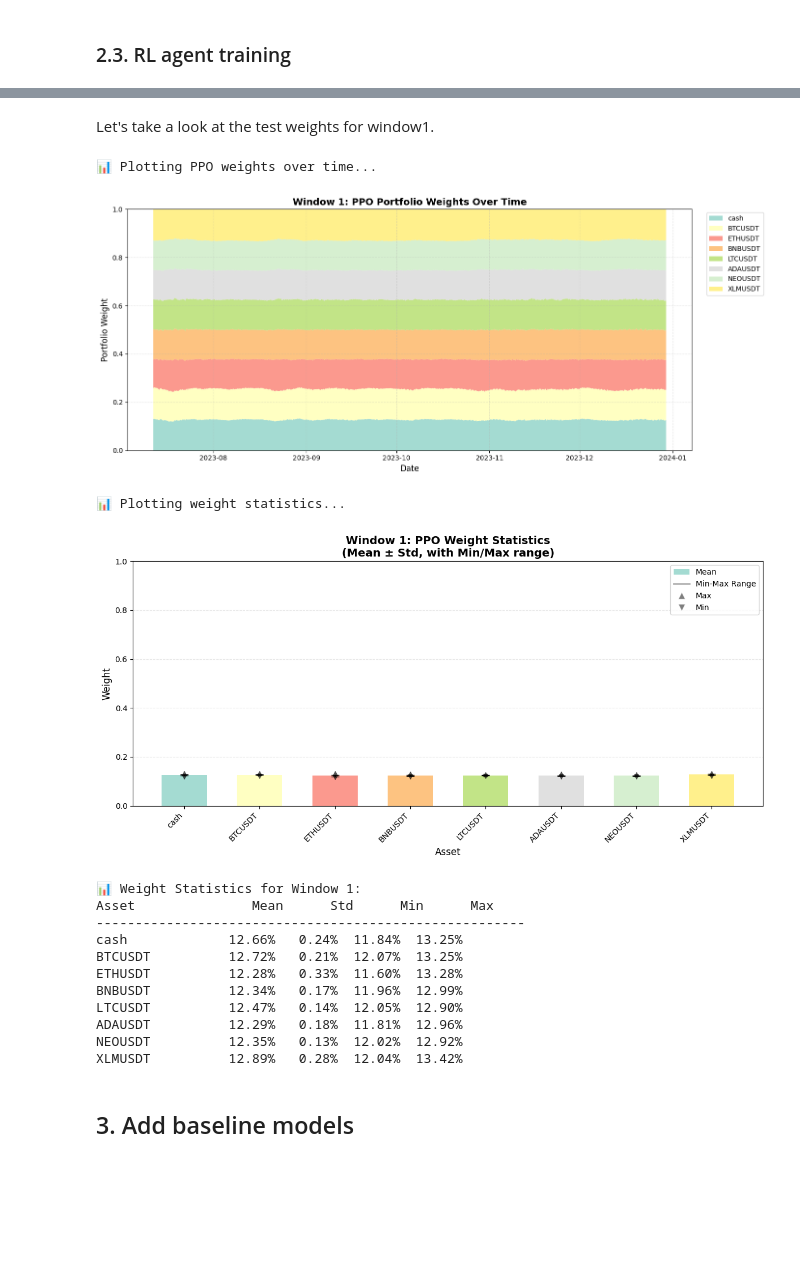
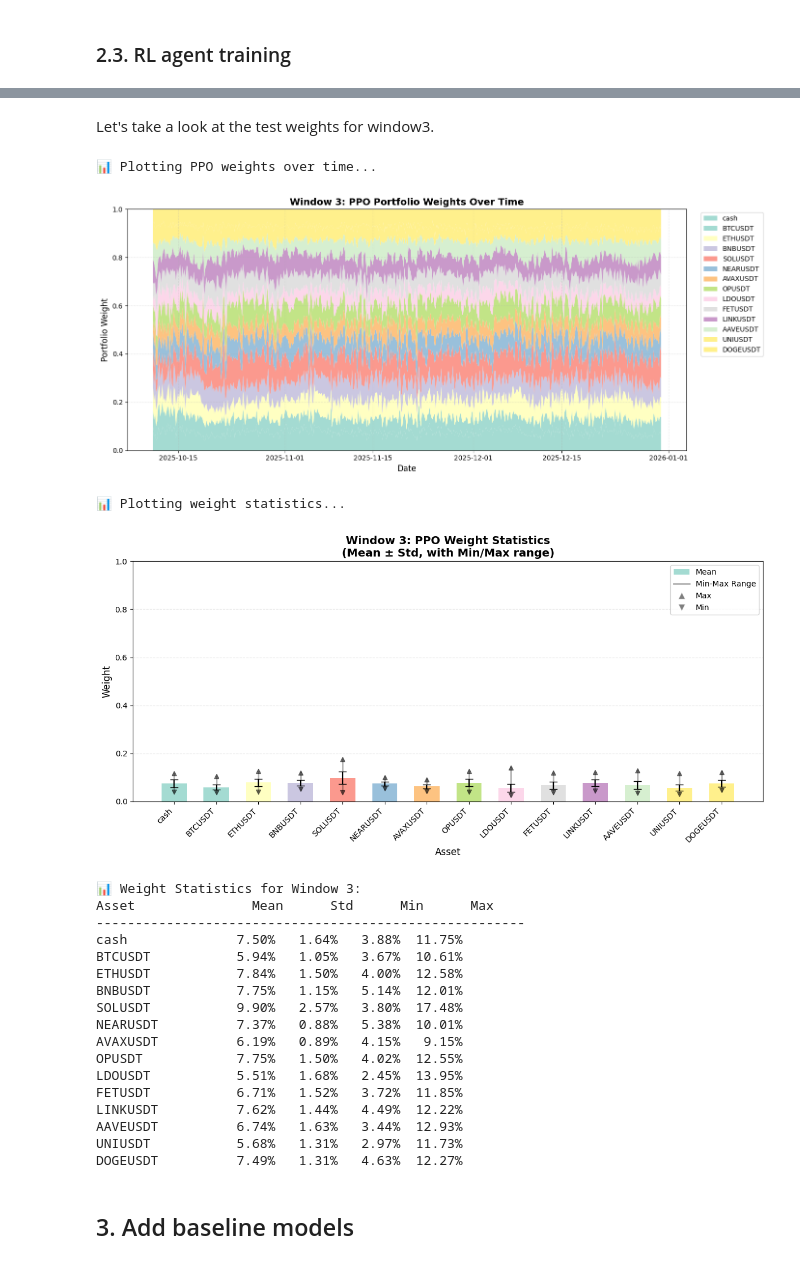
Before and after one commit to yeonjaej/drl-crypto-portfolio, a Jupyter notebook: notebooks/main_analysis.ipynb, the cells around one changed output, grey strips where cells are left out. Saved outputs shown, nothing was run; the diff lists cells and outputs as text; code cells hidden in the pictures; blank space fills up the shorter version.

```diff
--- a/notebooks/main_analysis.ipynb
+++ b/notebooks/main_analysis.ipynb
@@ -162,6 +221,6 @@ lookback_short = 20 # 20 x 4 h ~ 3.3 days, short lookback window for volativity
 lookbacks=(lookback_short, lookback_long)
 
 # generate_features from the price data, lookbacks,
-log_returns, vol_feats, prices, valid_idx = generate_features(price_df, lookbacks=lookbacks)
+log_returns, vol_feats, regime_feats, prices, valid_idx = generate_features(price_df, lookbacks=lookbacks)
 # %% [markdown]
 Let's look at the log returns for each assets
@@ -204,14 +260,2 @@ Window 5: Train 2021-12-29 to 2025-06-28, Test 2025-06-29 to 2025-12-27
 # %% [markdown]
 Check any invalid values from the price data
-# %%
-for i, (train_start, train_end, test_start, test_end) in enumerate(windows):
-    print(f"\n🔍 Window {i+1}: {train_start} to {test_end}")
-
-    # Extract full range (train + val + test)
-    window_df = price_df.loc[train_start:test_end]
-
-    # Check per asset
-    for symbol in price_df.columns:
-        num_nans = window_df[symbol].isna().sum()
-        if num_nans > 0:
-            print(f"⚠️ {symbol} has {num_nans} missing values in this window")
@@ -234,3 +267,18 @@ from stable_baselines3 import PPO
 from stable_baselines3.common.vec_env import SubprocVecEnv, VecNormalize, DummyVecEnv
 from stable_baselines3.common.monitor import Monitor
 from stable_baselines3.common.callbacks import EvalCallback, StopTrainingOnNoModelImprovement, CallbackList, BaseCallback
+# %%
+class SyncNormCallback(BaseCallback):
+    """
+    Custom callback to perfectly sync observation normalization stats
+    from the training env to the eval env.
+    """
+    def __init__(self, train_env, eval_env, verbose=0):
+        super().__init__(verbose)
+        self.train_env = train_env
+        self.eval_env = eval_env
+
+    def _on_step(self) -> bool:
+        # Sync the running mean and variance stats
+        self.eval_env.obs_rms = self.train_env.obs_rms
+        return True
@@ -236,0 +360,11 @@ from stable_baselines3.common.callbacks import EvalCallback, StopTrainingOnNoMod
+# %%
+# Helper function to slice data cleanly
+def slice_data(start_date, end_date):
+    start_i = valid_idx.searchsorted(start_date, side='left')
+    end_i   = valid_idx.searchsorted(end_date, side='left')
+    return (
+        log_returns[start_i : end_i + 1],
+        vol_feats[start_i : end_i + 1],
+        regime_feats[start_i : end_i + 1],
+        prices[start_i : end_i + 1]
+    )
@@ -535,32 +706,38 @@ Episode length: 1026.00 +/- 0.00
 # %% [markdown]
-Let's take a look at the test weights for window1.
+Let's take a look at the test weights for window3.
 # %%
 # Get asset names from your data
 asset_names = ['cash'] + price_df.columns.tolist()  # e.g., ['BTCUSDT', 'ETHUSDT', 'BNBUSDT', ...]
 
 # 1. Plot weights over time for a specific window
 print("📊 Plotting PPO weights over time...")
-plot_ppo_weights_over_time(results, window_idx=0, asset_names=asset_names)
+plot_ppo_weights_over_time(results, window_idx=2, asset_names=asset_names)
 
 # 2. Show weight statistics
 print("\n📊 Plotting weight statistics...")
-plot_weight_statistics(results, window_idx=0, asset_names=asset_names)
+plot_weight_statistics(results, window_idx=2, asset_names=asset_names)
 # %% [output]
 📊 Plotting PPO weights over time...
-[figure, old version]
+[figure, new version]
 📊 Plotting weight statistics...
-[figure, old version]
+[figure, new version]
-📊 Weight Statistics for Window 1:
+📊 Weight Statistics for Window 3:
 Asset               Mean      Std      Min      Max
 -------------------------------------------------------
-cash             12.66%   0.24%  11.84%  13.25%
-BTCUSDT          12.72%   0.21%  12.07%  13.25%
-ETHUSDT          12.28%   0.33%  11.60%  13.28%
-BNBUSDT          12.34%   0.17%  11.96%  12.99%
-LTCUSDT          12.47%   0.14%  12.05%  12.90%
-ADAUSDT          12.29%   0.18%  11.81%  12.96%
-NEOUSDT          12.35%   0.13%  12.02%  12.92%
-XLMUSDT          12.89%   0.28%  12.04%  13.42%
+cash              7.50%   1.64%   3.88%  11.75%
+BTCUSDT           5.94%   1.05%   3.67%  10.61%
+ETHUSDT           7.84%   1.50%   4.00%  12.58%
+BNBUSDT           7.75%   1.15%   5.14%  12.01%
+SOLUSDT           9.90%   2.57%   3.80%  17.48%
+NEARUSDT          7.37%   0.88%   5.38%  10.01%
+AVAXUSDT          6.19%   0.89%   4.15%   9.15%
+OPUSDT            7.75%   1.50%   4.02%  12.55%
+LDOUSDT           5.51%   1.68%   2.45%  13.95%
+FETUSDT           6.71%   1.52%   3.72%  11.85%
+LINKUSDT          7.62%   1.44%   4.49%  12.22%
+AAVEUSDT          6.74%   1.63%   3.44%  12.93%
+UNIUSDT           5.68%   1.31%   2.97%  11.73%
+DOGEUSDT          7.49%   1.31%   4.63%  12.27%
 # %% [markdown]
 ## 3. Add baseline models
 # %% [markdown]
```
Also changed, not shown: parts of 30 cells of this notebook, 8 other files.
